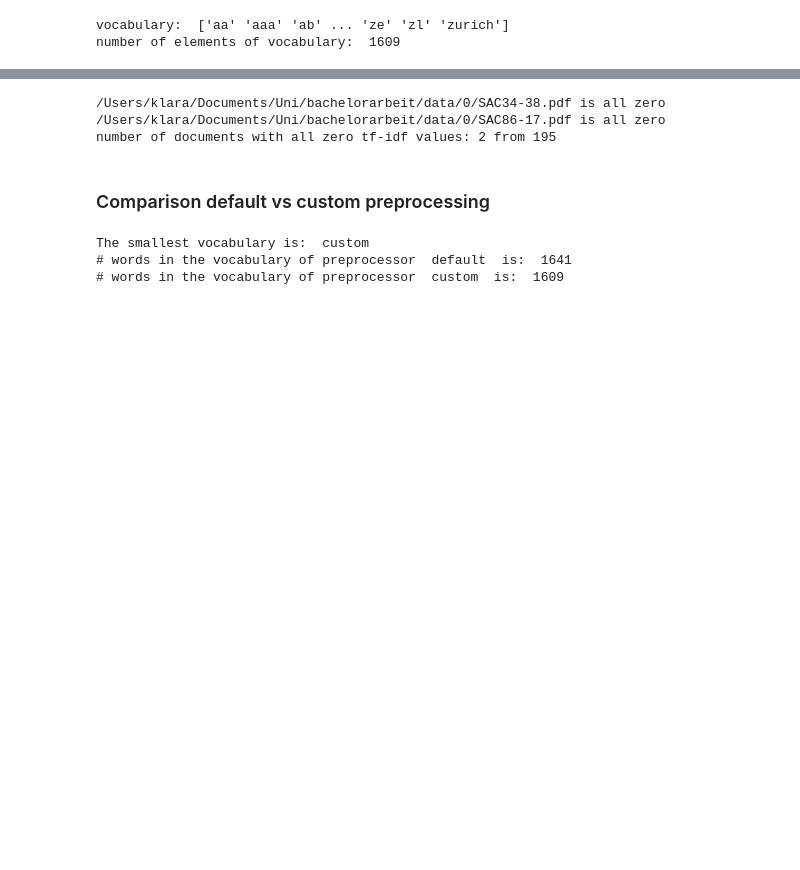
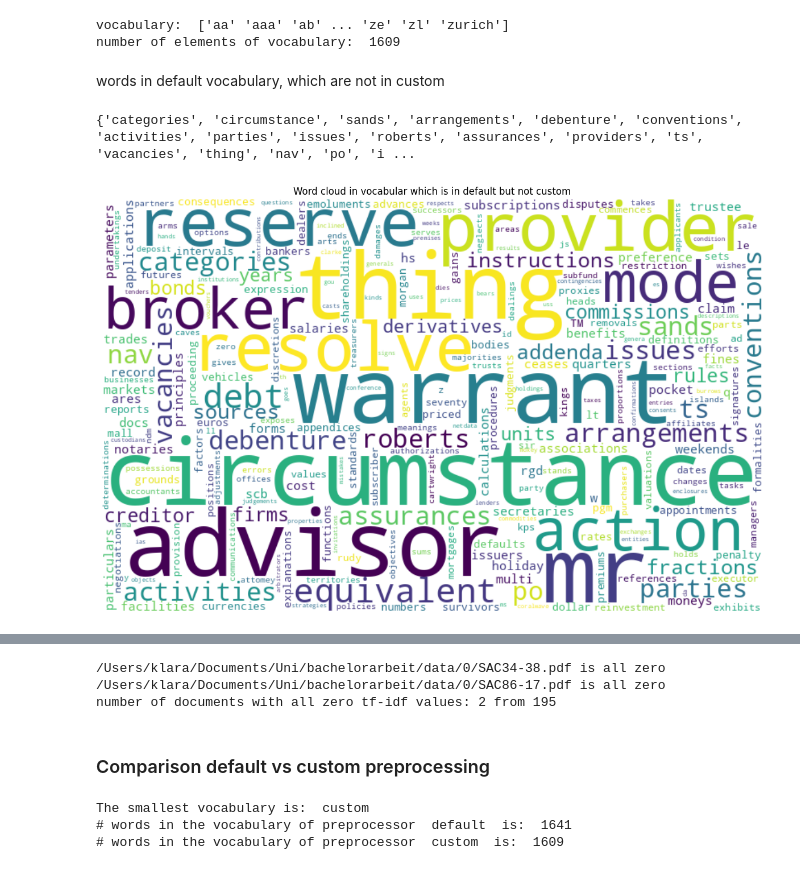
Before and after one commit to KlaraGtknst/topic-analysis-text-data, a Jupyter notebook: tfidf_comparison.ipynb, the cells around one changed output, grey strips where cells are left out. Saved outputs shown, nothing was run; the diff lists cells and outputs as text; code cells hidden in the pictures; blank space fills up the shorter version.

Commit message:
feat: visualize different vocabularies tfidf

```diff
--- a/tfidf_comparison.ipynb
+++ b/tfidf_comparison.ipynb
@@ -100,3 +100,17 @@ print('vocabulary: ', vocab_per_preprocessor['custom'], '\nnumber of elements of
 # %% [output]
 vocabulary:  ['aa' 'aaa' 'ab' ... 'ze' 'zl' 'zurich']
 number of elements of vocabulary:  1609
+# %% [markdown]
+words in default vocabulary, which are not in custom
+# %%
+difference = set(vocab_per_preprocessor['default']) - set(vocab_per_preprocessor['custom'])
+difference2 = set(vocab_per_preprocessor['custom']) - set(vocab_per_preprocessor['default'])
+
+print(difference, difference2)
+# %% [output]
+{'categories', 'circumstance', 'sands', 'arrangements', 'debenture', 'conventions', 'activities', 'parties', 'issues', 'roberts', 'assurances', 'providers', 'ts', 'vacancies', 'thing', 'nav', 'po', 'i ...
+# %%
+from text_visualizations import visualize_texts
+visualize_texts.word_cloud(tokens=difference, file_name='vocabular which is in default but not custom', outpath = 'results', return_img=False)
+# %% [output]
+[figure, added]
```
Also changed, not shown: parts of 4 cells of this notebook.
